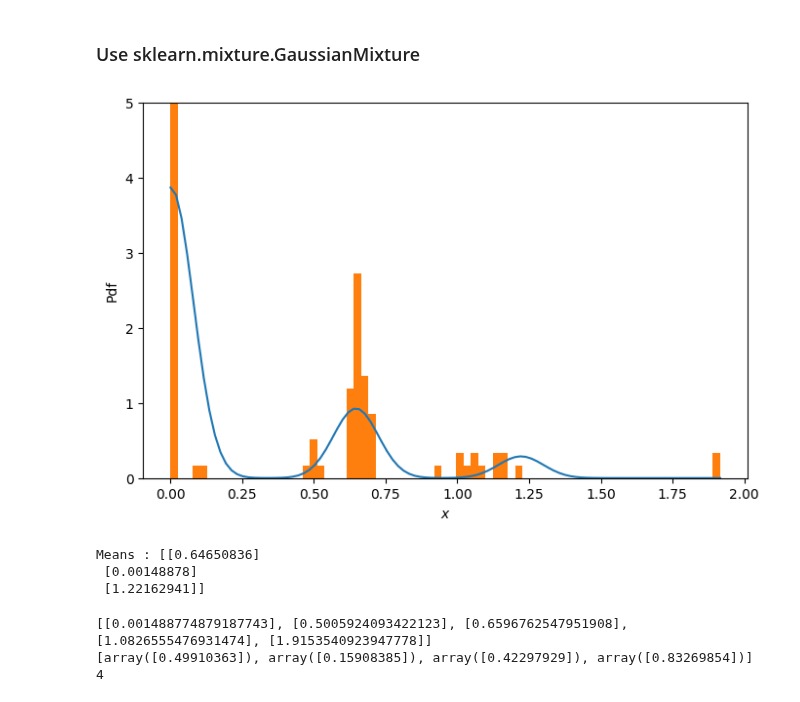
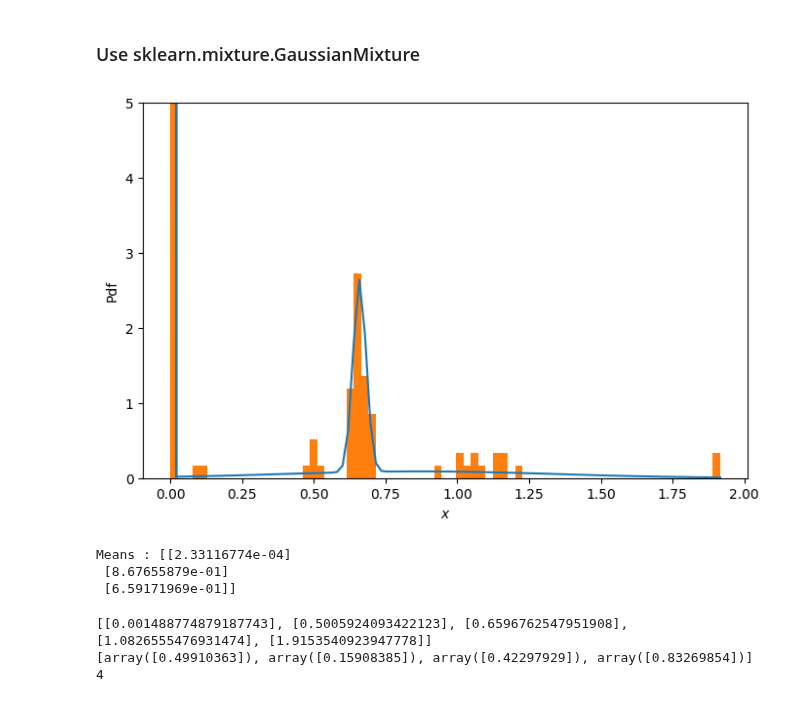
Before and after one commit to devitahalim/scie30001-project, a Jupyter notebook: notebooks/testGMM.ipynb, the cells around one changed output. Drawn from its saved outputs; the diff is of its cells as text; code cells hidden in the pictures.

```diff
--- a/notebooks/testGMM.ipynb
+++ b/notebooks/testGMM.ipynb
@@ -57,11 +43,11 @@ KIR2DS3_data.sort()
 X=KIR2DS3_data
 X=X.reshape(-1,1)
 gm=GaussianMixture().fit(X)
-N=np.arange(1, 4)
+N=np.arange(1, 5)
 models=[None for i in range(len(N))]
 
 for i in range(len(N)):
-    models[i]=GaussianMixture(N[i],covariance_type="tied").fit(X)
+    models[i]=GaussianMixture(N[i]).fit(X)
 
 # compute the AIC and the BIC
 AIC=[m.aic(X) for m in models]
@@ -69,37 +55,37 @@ BIC=[m.bic(X) for m in models]
 
 plt.figure(figsize=(8,5))
 M_best_BIC=models[np.argmin(BIC)]
 # M_best_AIC=models[np.argmin(AIC)]
 
 b=np.linspace(np.min(X),np.max(X),100)
 
 log_prob1=M_best_BIC.score_samples(b.reshape(-1,1))
 # log_prob2=M_best_AIC.score_samples(b.reshape(-1,1))
 
 resp1=M_best_BIC.predict_proba(b.reshape(-1,1))
 # resp2=M_best_AIC.predict_proba(b.reshape(-1,1))
 
 pdf1=np.exp(log_prob1)
 # pdf2=np.exp(log_prob2)
 
 
 # plt.plot(b,pdf1)
 plt.plot(b,pdf1)
 plt.ylim(0,5)
 plt.hist(X,bins=75, density=True)
 
 plt.xlabel("$x$")
 plt.ylabel("Pdf")
 
 plt.show()
 
 means=M_best_BIC.means_
 print("Means :", means)
 # %% [output]
-[figure, old version]
+[figure, new version]
-Means : [[0.64650836]
- [0.00148878]
- [1.22162941]]
+Means : [[2.33116774e-04]
+ [8.67655879e-01]
+ [6.59171969e-01]]
 # %%
 means_list=means.tolist()
 means_list.sort()
```
Also changed, not shown: parts of 13 cells of this notebook, 1 other file.
